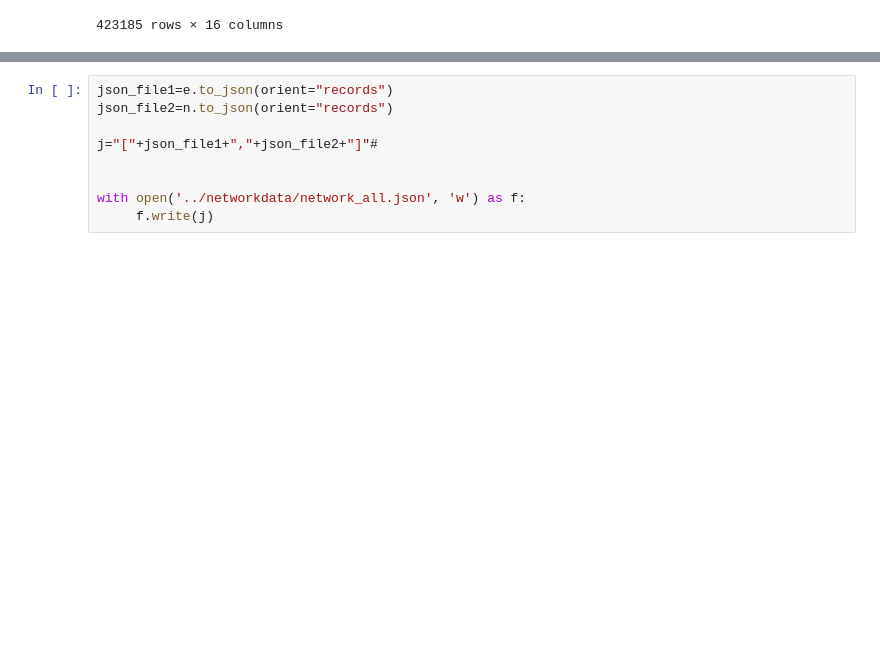
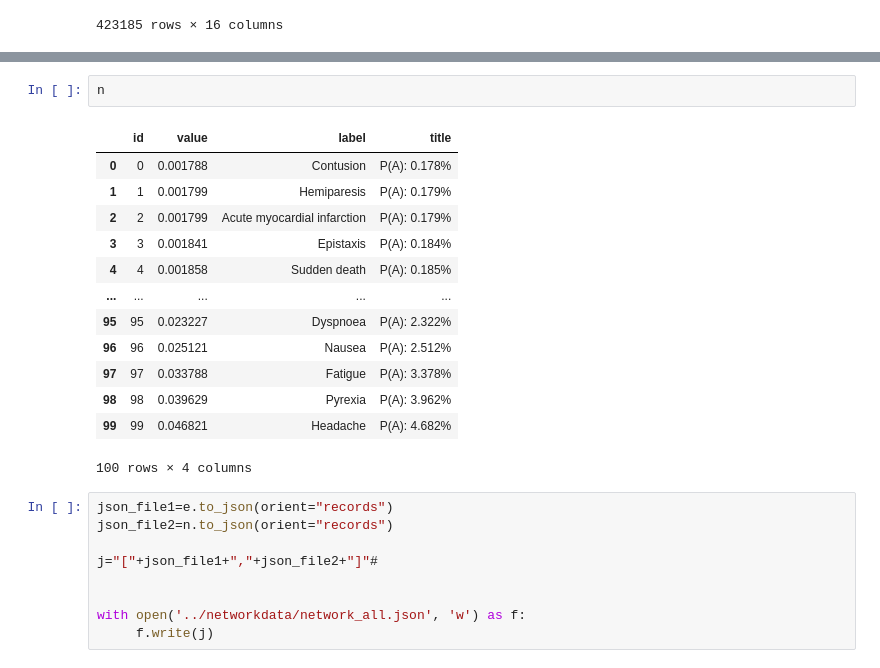
Before and after one commit to icemeister2k/icemeister2k.github.io, a Jupyter notebook: scripts/EMA_network.ipynb, the cells around one changed output, grey strips where cells are left out. Drawn from its saved outputs; the diff is of its cells as text; blank space fills up the shorter version.

```diff
--- a/scripts/EMA_network.ipynb
+++ b/scripts/EMA_network.ipynb
@@ -44,3 +62,19 @@ e,n = buildNetwork(dat_filtered1)
+# %%
+n
+# %% [output]
+|  | id | value | label | title |
+| 0 | 0 | 0.001788 | Contusion | P(A): 0.178% |
+| 1 | 1 | 0.001799 | Hemiparesis | P(A): 0.179% |
+| 2 | 2 | 0.001799 | Acute myocardial infarction | P(A): 0.179% |
+| 3 | 3 | 0.001841 | Epistaxis | P(A): 0.184% |
+| 4 | 4 | 0.001858 | Sudden death | P(A): 0.185% |
+| ... | ... | ... | ... | ... |
+| 95 | 95 | 0.023227 | Dyspnoea | P(A): 2.322% |
+| 96 | 96 | 0.025121 | Nausea | P(A): 2.512% |
+| 97 | 97 | 0.033788 | Fatigue | P(A): 3.378% |
+| 98 | 98 | 0.039629 | Pyrexia | P(A): 3.962% |
+| 99 | 99 | 0.046821 | Headache | P(A): 4.682% |
+100 rows × 4 columns
 # %%
 json_file1=e.to_json(orient="records")
 json_file2=n.to_json(orient="records")
```
Also changed, not shown: parts of 10 cells of this notebook.
